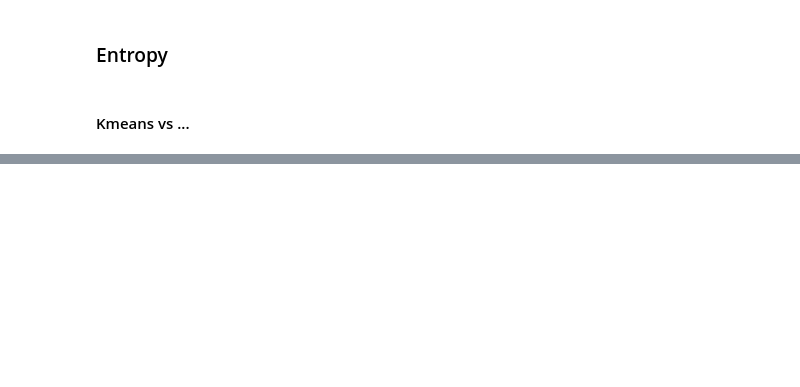
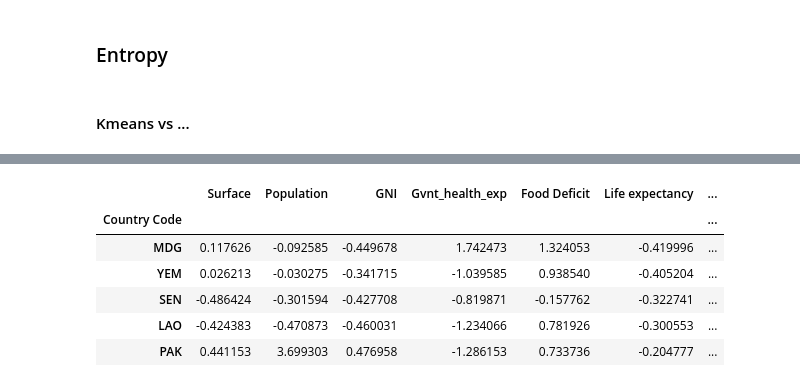
Before and after one commit to hgit2/IAproject, a Jupyter notebook: Projet_IA_clustering_classification_hana.ipynb, the cells around one changed output, grey strips where cells are left out. Drawn from its saved outputs; the diff is of its cells as text; code cells hidden in the pictures; blank space fills up the shorter version.

```diff
--- a/Projet_IA_clustering_classification_hana.ipynb
+++ b/Projet_IA_clustering_classification_hana.ipynb
@@ -667,0 +696,12 @@ print "entropy of each cluster:", entropy
+# %%
+# class 2 : medium life expectancy
+datatri_2 = sort_datatri.iloc[ int(floor(n/3)) : int(floor(2*n/3)), :]
+datatri_2.head()
+# %% [output]
+|  | Surface | Population | GNI | Gvnt_health_exp | Food Deficit | Life expectancy | ... |
+| Country Code |  |  |  |  |  |  | ... |
+| MDG | 0.117626 | -0.092585 | -0.449678 | 1.742473 | 1.324053 | -0.419996 | ... |
+| YEM | 0.026213 | -0.030275 | -0.341715 | -1.039585 | 0.938540 | -0.405204 | ... |
+| SEN | -0.486424 | -0.301594 | -0.427708 | -0.819871 | -0.157762 | -0.322741 | ... |
+| LAO | -0.424383 | -0.470873 | -0.460031 | -1.234066 | 0.781926 | -0.300553 | ... |
+| PAK | 0.441153 | 3.699303 | 0.476958 | -1.286153 | 0.733736 | -0.204777 | ... |
```
Also changed, not shown: parts of 22 cells of this notebook.
